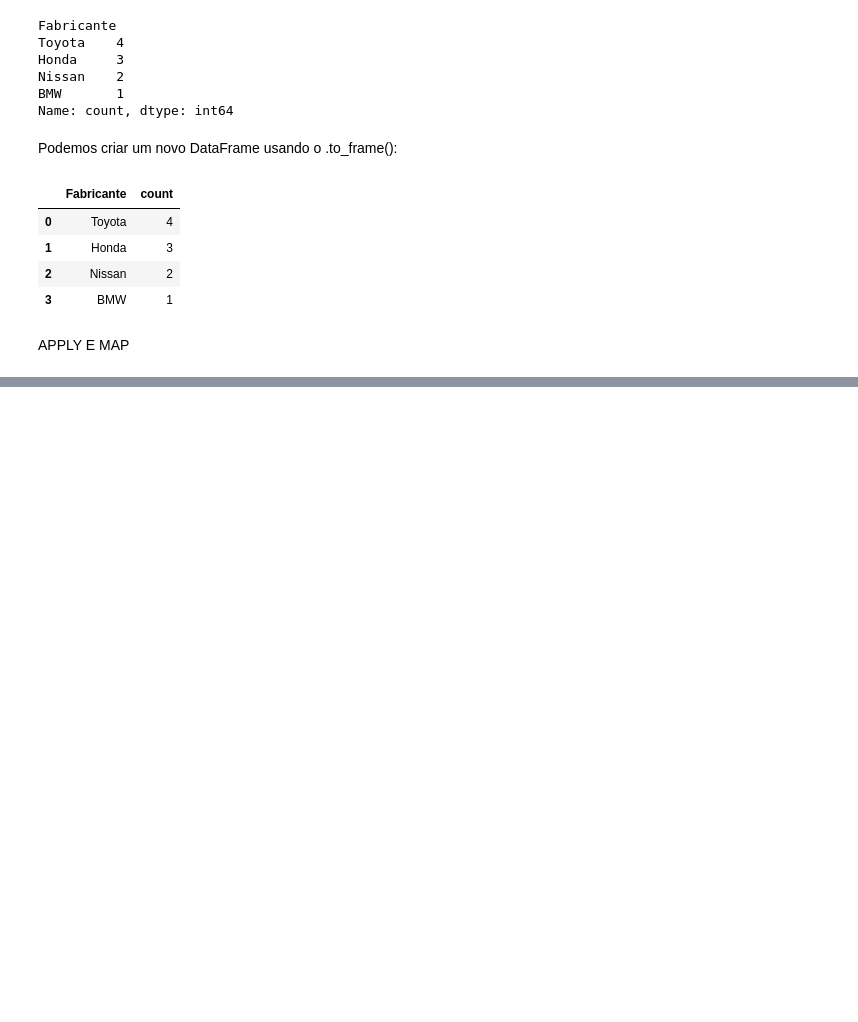
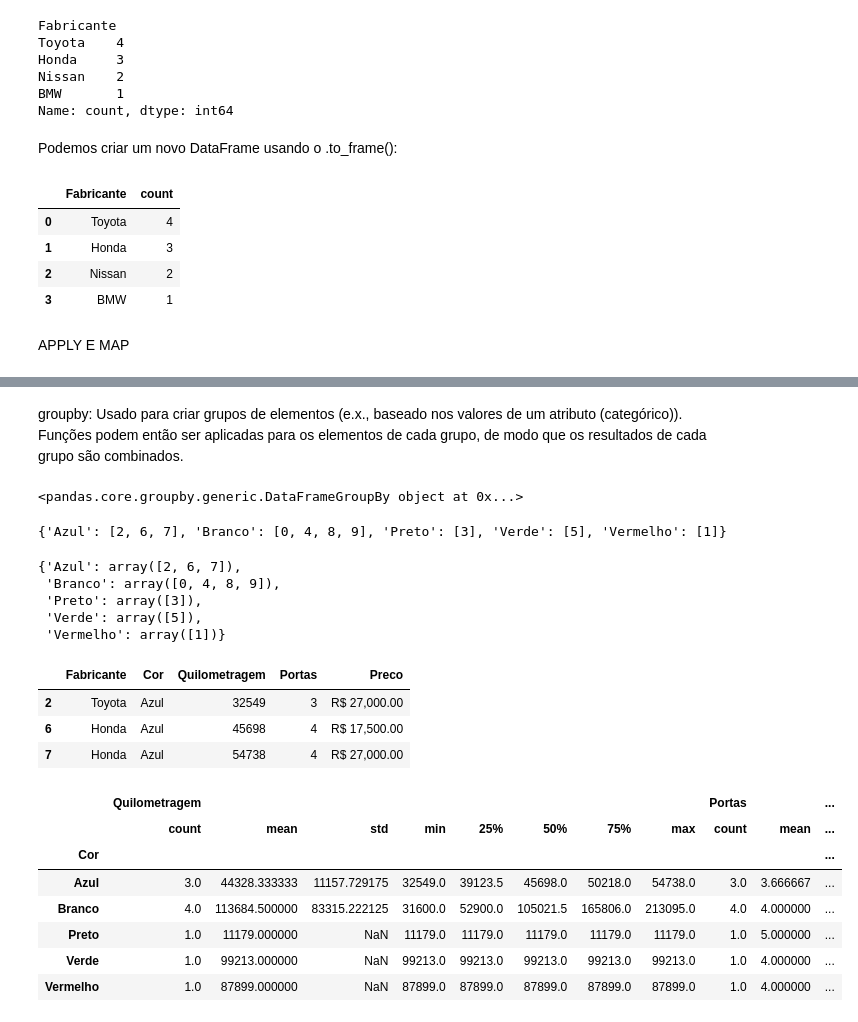
Before and after one commit to ricardoriverac/youxlab-treino-git, a Jupyter notebook: dados/aulaData.ipynb, the cells around one changed output, grey strips where cells are left out. Cells and saved outputs as stored; diff of their text form; code cells hidden in the pictures; blank space fills up the shorter version.

```diff
--- a/dados/aulaData.ipynb
+++ b/dados/aulaData.ipynb
@@ -535,0 +695,42 @@ df = pd.DataFrame({
+# %% [markdown]
+groupby: Usado para criar grupos de elementos (e.x., baseado nos valores de um atributo (categórico)).
+Funções podem então ser aplicadas para os elementos de cada grupo, de modo que os resultados de cada grupo são combinados.
+# %%
+grupos = carros.groupby('Cor')
+grupos
+# %% [output]
+<pandas.core.groupby.generic.DataFrameGroupBy object at 0x...>
+# %%
+# retorna os grupos obtidos pelo groupby
+grupos.groups
+# %% [output]
+{'Azul': [2, 6, 7], 'Branco': [0, 4, 8, 9], 'Preto': [3], 'Verde': [5], 'Vermelho': [1]}
+# %%
+# retorna os índices das linhas/observações de cada grupo
+grupos.indices
+# %% [output]
+{'Azul': array([2, 6, 7]),
+ 'Branco': array([0, 4, 8, 9]),
+ 'Preto': array([3]),
+ 'Verde': array([5]),
+ 'Vermelho': array([1])}
+# %%
+# retorna um dataframe apenas com as observações do grupo 'Azul'
+grupos.get_group('Azul')
+# %% [output]
+|  | Fabricante | Cor | Quilometragem | Portas | Preco |
+| 2 | Toyota | Azul | 32549 | 3 | R$ 27,000.00 |
+| 6 | Honda | Azul | 45698 | 4 | R$ 17,500.00 |
+| 7 | Honda | Azul | 54738 | 4 | R$ 27,000.00 |
+# %%
+# descreva para nós algumas estatística descritivas para as observações de cada grupo
+grupos.describe()
+# %% [output]
+|  | Quilometragem |  |  |  |  |  |  |  | Portas |  | ... |
+|  | count | mean | std | min | 25% | 50% | 75% | max | count | mean | ... |
+| Cor |  |  |  |  |  |  |  |  |  |  | ... |
+| Azul | 3.0 | 44328.333333 | 11157.729175 | 32549.0 | 39123.5 | 45698.0 | 50218.0 | 54738.0 | 3.0 | 3.666667 | ... |
+| Branco | 4.0 | 113684.500000 | 83315.222125 | 31600.0 | 52900.0 | 105021.5 | 165806.0 | 213095.0 | 4.0 | 4.000000 | ... |
+| Preto | 1.0 | 11179.000000 | NaN | 11179.0 | 11179.0 | 11179.0 | 11179.0 | 11179.0 | 1.0 | 5.000000 | ... |
+| Verde | 1.0 | 99213.000000 | NaN | 99213.0 | 99213.0 | 99213.0 | 99213.0 | 99213.0 | 1.0 | 4.000000 | ... |
+| Vermelho | 1.0 | 87899.000000 | NaN | 87899.0 | 87899.0 | 87899.0 | 87899.0 | 87899.0 | 1.0 | 4.000000 | ... |
```
Also changed, not shown: parts of 52 cells of this notebook.
